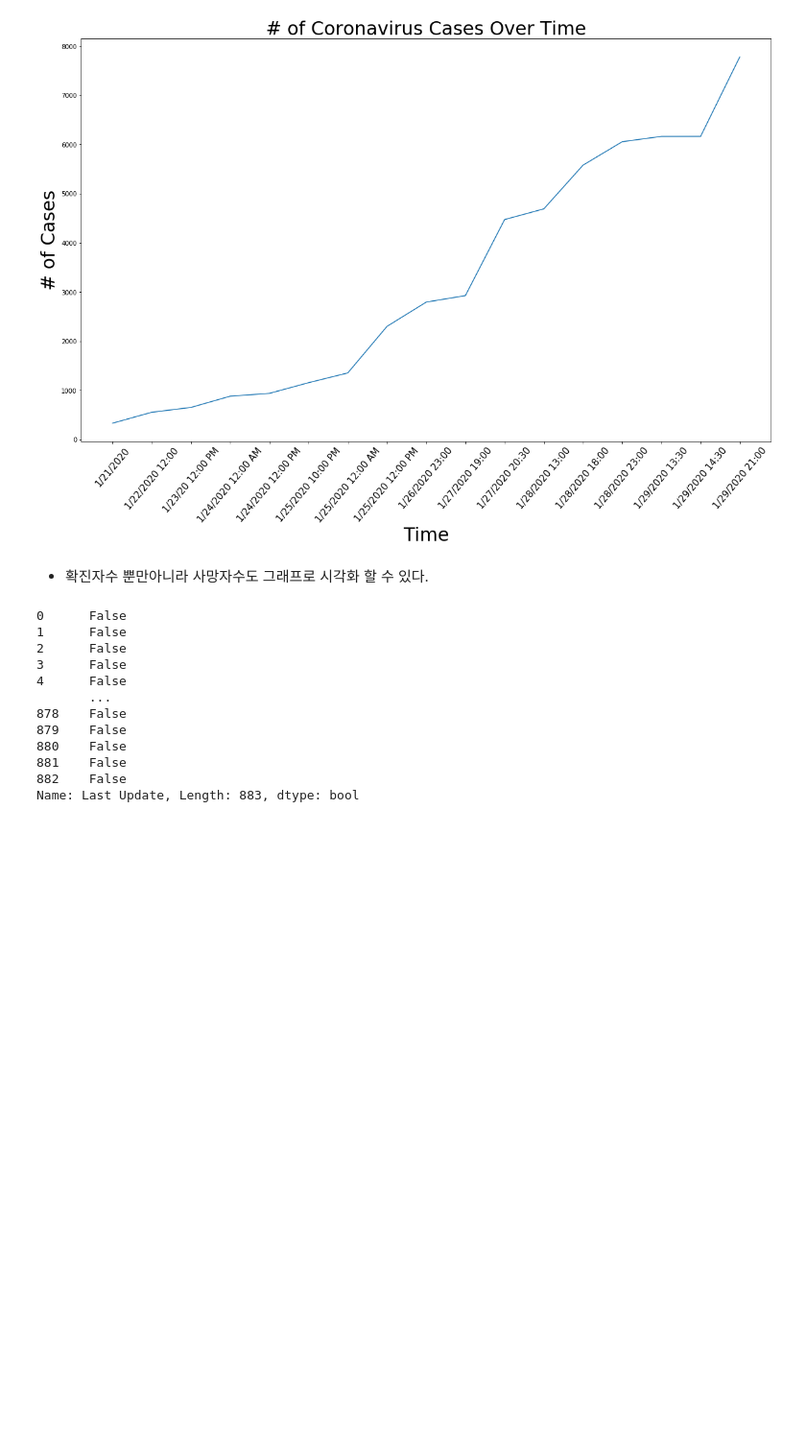
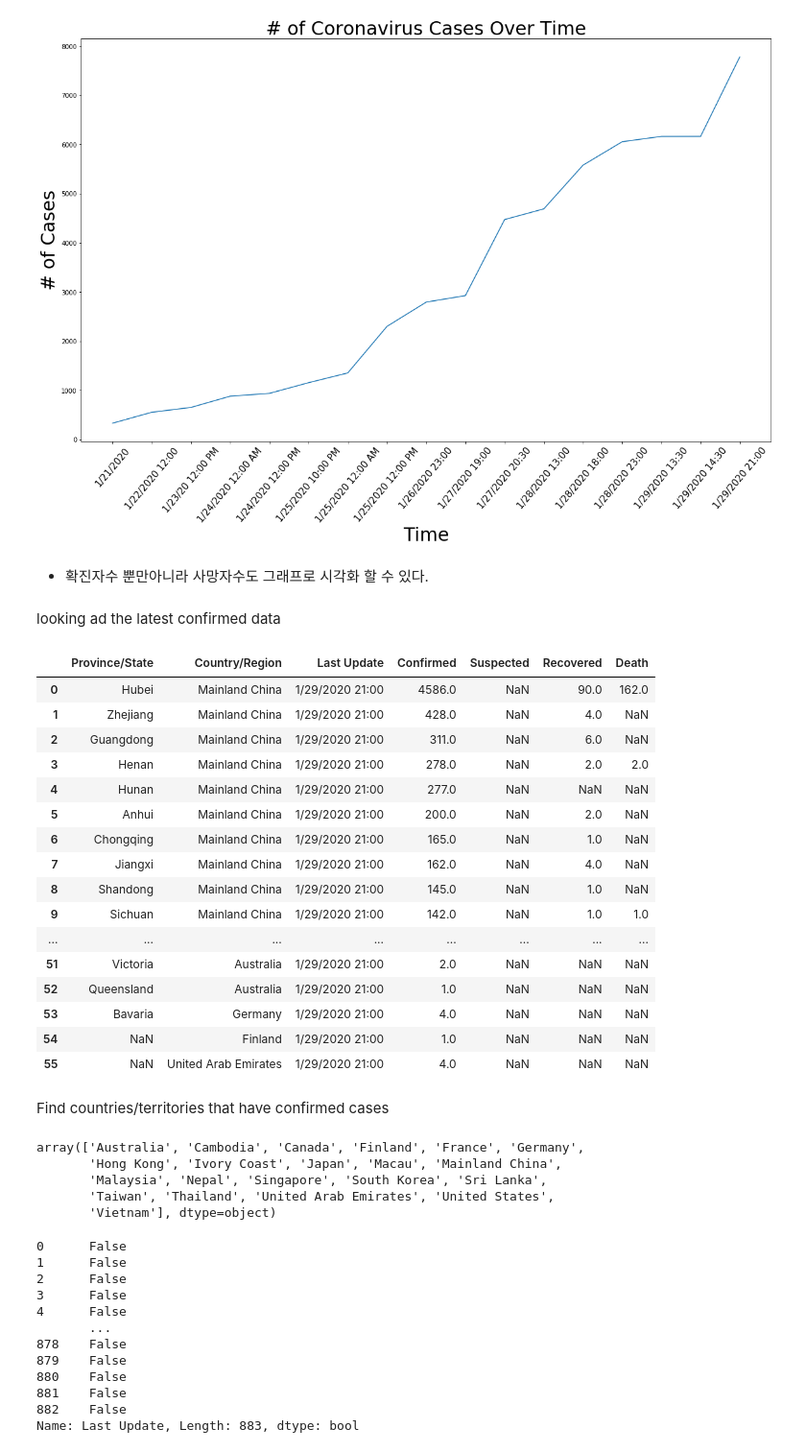
Before and after one commit to Steve-YJ/Dive-Deep-into-Wuhan-Corona, a Jupyter notebook: Kaggle-coronavirus-visualization.ipynb, the cells around one changed output. Shown: that part at 96% size. Cells and saved outputs as stored; diff of their text form; code cells hidden in the pictures; blank space fills up the shorter version.

```diff
--- a/Kaggle-coronavirus-visualization.ipynb
+++ b/Kaggle-coronavirus-visualization.ipynb
@@ -121,6 +121,43 @@ plt.show()
 [figure]
 # %% [markdown]
 * 확진자수 뿐만아니라 사망자수도 그래프로 시각화 할 수 있다.
+# %% [markdown]
+looking ad the latest confirmed data
+# %%
+latest_date = '1/29/2020 21:00'
+data[data['Last Update']==latest_date]
+# %% [output]
+|  | Province/State | Country/Region | Last Update | Confirmed | Suspected | Recovered | Death |
+| 0 | Hubei | Mainland China | 1/29/2020 21:00 | 4586.0 | NaN | 90.0 | 162.0 |
+| 1 | Zhejiang | Mainland China | 1/29/2020 21:00 | 428.0 | NaN | 4.0 | NaN |
+| 2 | Guangdong | Mainland China | 1/29/2020 21:00 | 311.0 | NaN | 6.0 | NaN |
+| 3 | Henan | Mainland China | 1/29/2020 21:00 | 278.0 | NaN | 2.0 | 2.0 |
+| 4 | Hunan | Mainland China | 1/29/2020 21:00 | 277.0 | NaN | NaN | NaN |
+| 5 | Anhui | Mainland China | 1/29/2020 21:00 | 200.0 | NaN | 2.0 | NaN |
+| 6 | Chongqing | Mainland China | 1/29/2020 21:00 | 165.0 | NaN | 1.0 | NaN |
+| 7 | Jiangxi | Mainland China | 1/29/2020 21:00 | 162.0 | NaN | 4.0 | NaN |
+| 8 | Shandong | Mainland China | 1/29/2020 21:00 | 145.0 | NaN | 1.0 | NaN |
+| 9 | Sichuan | Mainland China | 1/29/2020 21:00 | 142.0 | NaN | 1.0 | 1.0 |
+| ... | ... | ... | ... | ... | ... | ... | ... |
+| 51 | Victoria | Australia | 1/29/2020 21:00 | 2.0 | NaN | NaN | NaN |
+| 52 | Queensland | Australia | 1/29/2020 21:00 | 1.0 | NaN | NaN | NaN |
+| 53 | Bavaria | Germany | 1/29/2020 21:00 | 4.0 | NaN | NaN | NaN |
+| 54 | NaN | Finland | 1/29/2020 21:00 | 1.0 | NaN | NaN | NaN |
+| 55 | NaN | United Arab Emirates | 1/29/2020 21:00 | 4.0 | NaN | NaN | NaN |
+# %% [markdown]
+Find countries/territories that have confirmed cases
+# %%
+# number of cases per province/state/city
+
+unique_countries = data[data.Confirmed > 0]['Country/Region'].unique()
+unique_countries.sort()
+unique_countries
+# %% [output]
+array(['Australia', 'Cambodia', 'Canada', 'Finland', 'France', 'Germany',
+       'Hong Kong', 'Ivory Coast', 'Japan', 'Macau', 'Mainland China',
+       'Malaysia', 'Nepal', 'Singapore', 'South Korea', 'Sri Lanka',
+       'Taiwan', 'Thailand', 'United Arab Emirates', 'United States',
+       'Vietnam'], dtype=object)
 # %%
 data['Last Update'] == '1/27/2020 9:00'
 # %% [output]
```
